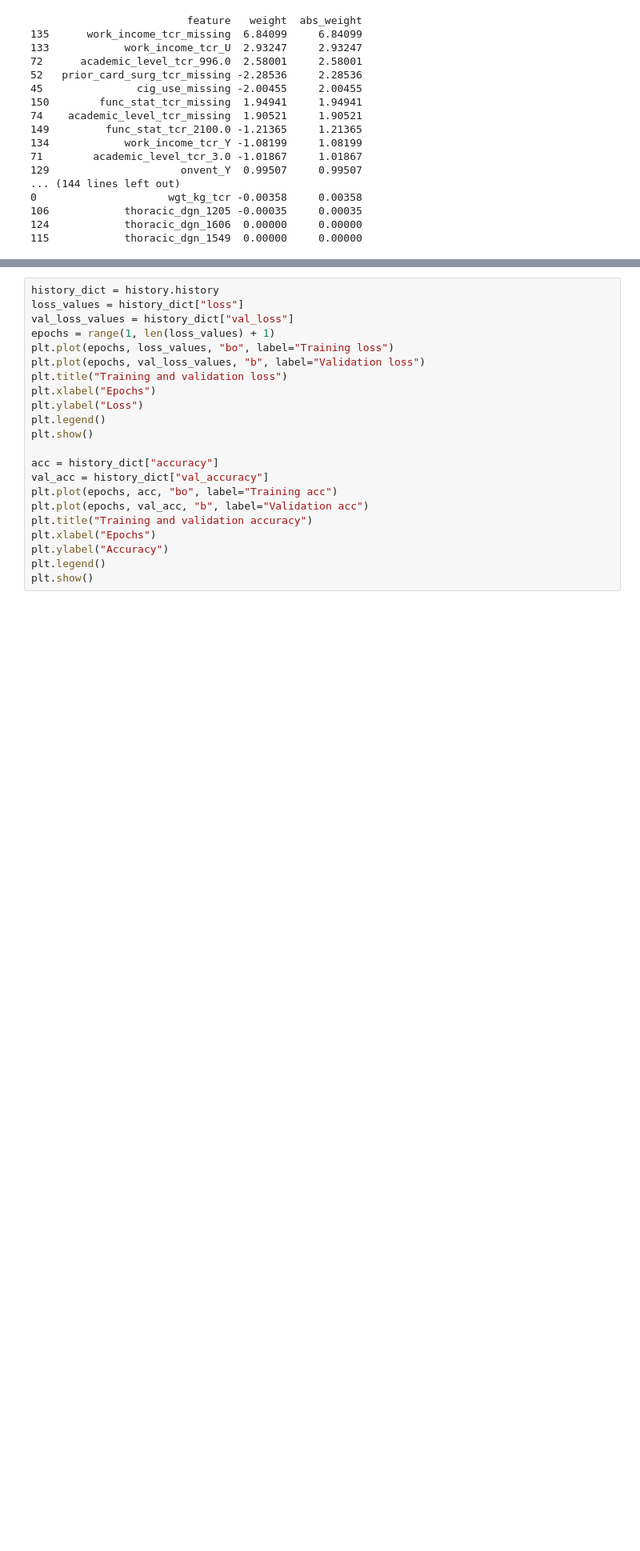
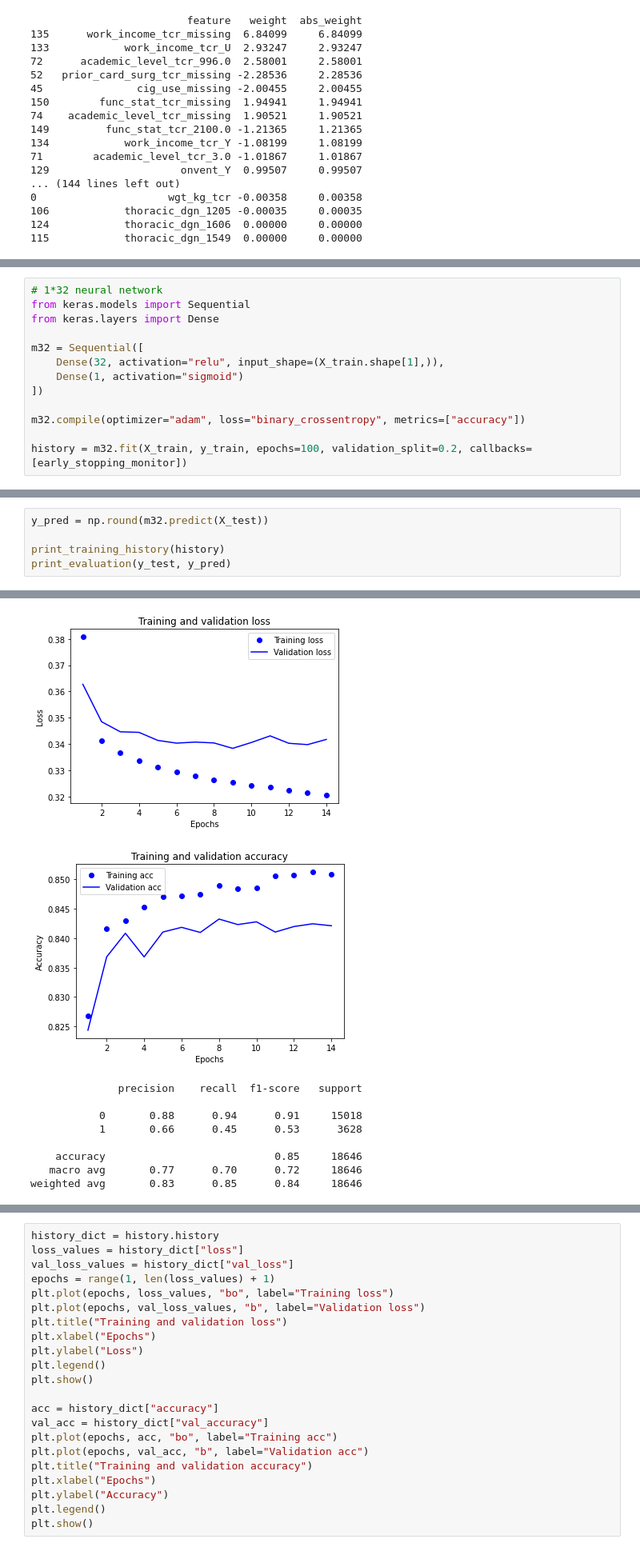
Before and after one commit to wansgar/edan70-project, a Jupyter notebook: column_categorization.ipynb, the cells around one changed output, grey strips where cells are left out. Shown at 80% size. Cells and saved outputs as stored; diff of their text form; blank space fills up the shorter version.

```diff
--- a/column_categorization.ipynb
+++ b/column_categorization.ipynb
@@ -543,0 +617,13 @@ print(weights)
+# %%
+# 1*32 neural network
+from keras.models import Sequential
+from keras.layers import Dense
+
+m32 = Sequential([
+    Dense(32, activation="relu", input_shape=(X_train.shape[1],)),
+    Dense(1, activation="sigmoid")
+])
+
+m32.compile(optimizer="adam", loss="binary_crossentropy", metrics=["accuracy"])
+
+history = m32.fit(X_train, y_train, epochs=100, validation_split=0.2, callbacks=[early_stopping_monitor])
@@ -543,0 +648,6 @@ print(weights)
+# %%
+y_pred = np.round(m32.predict(X_test))
+
+print_training_history(history)
+print_evaluation(y_test, y_pred)
+# %% [output]
@@ -543,0 +655,10 @@ print(weights)
+[figure, added]
+[figure, added]
+              precision    recall  f1-score   support
+
+           0       0.88      0.94      0.91     15018
+           1       0.66      0.45      0.53      3628
+
+    accuracy                           0.85     18646
+   macro avg       0.77      0.70      0.72     18646
+weighted avg       0.83      0.85      0.84     18646
```
Also changed, not shown: parts of 25 cells of this notebook.
